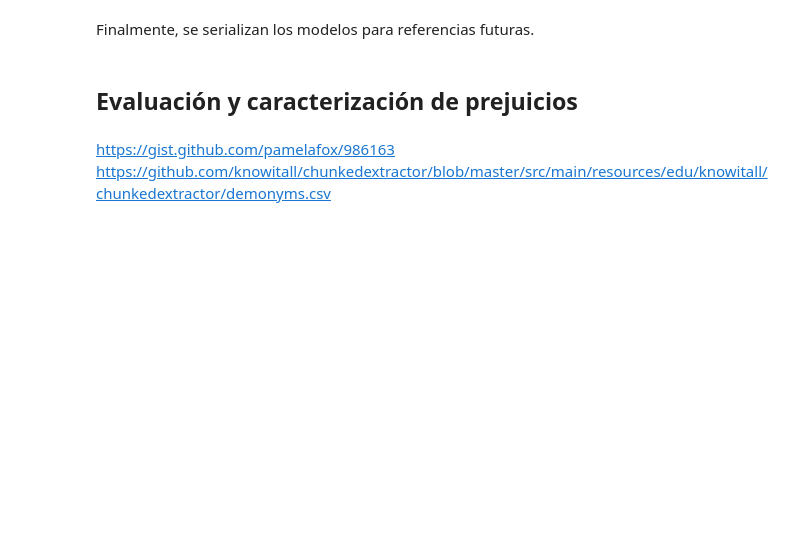
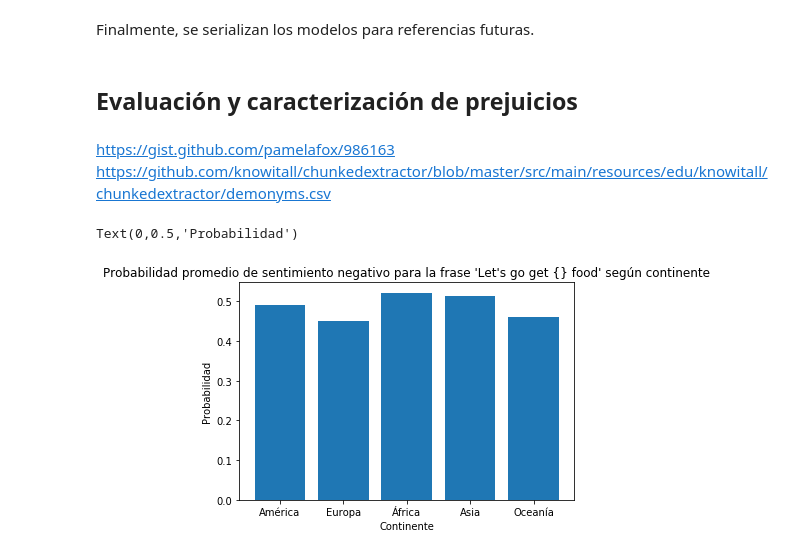
Before and after one commit to diflores/sentiment-analysis-assignment, a Jupyter notebook: Tarea 2.ipynb, the cells around one changed output. Saved outputs shown, nothing was run; the diff lists cells and outputs as text; code cells hidden in the pictures; blank space fills up the shorter version.

```diff
--- a/Tarea 2.ipynb
+++ b/Tarea 2.ipynb
@@ -493,12 +583,12 @@ vectorized_oceanian = list(map(prepare_sentence, oceanian_sentence))
 # %%
-american_predictions = pd.DataFrame(model_predict(test_svm, vectorized_american), columns=["negative_probability", "positive_probability"])
-european_predictions = pd.DataFrame(model_predict(test_svm, vectorized_european), columns=["negative_probability", "positive_probability"])
-african_predictions = pd.DataFrame(model_predict(test_svm, vectorized_african), columns=["negative_probability", "positive_probability"])
-asian_predictions = pd.DataFrame(model_predict(test_svm, vectorized_asian), columns=["negative_probability", "positive_probability"])
-oceanian_predictions = pd.DataFrame(model_predict(test_svm, vectorized_oceanian), columns=["negative_probability", "positive_probability"])
+american_food_predictions = pd.DataFrame(model_predict(test_svm, vectorized_food_american), columns=["negative_probability", "positive_probability"])
+european_food_predictions = pd.DataFrame(model_predict(test_svm, vectorized_food_european), columns=["negative_probability", "positive_probability"])
+african_food_predictions = pd.DataFrame(model_predict(test_svm, vectorized_food_african), columns=["negative_probability", "positive_probability"])
+asian_food_predictions = pd.DataFrame(model_predict(test_svm, vectorized_food_asian), columns=["negative_probability", "positive_probability"])
+oceanian_food_predictions = pd.DataFrame(model_predict(test_svm, vectorized_food_oceanian), columns=["negative_probability", "positive_probability"])
 # %%
-american_predictions_mean = american_predictions.mean().tolist()
-european_predictions_mean = european_predicions.mean().tolist()
-african_predictions_mean = african_predictions.mean().tolist()
-asian_predictions_mean = asian_predictions.mean().tolist()
-oceanian_predictions_mean = oceanian_predictions.mean().tolist()
+american_food_predictions_mean = american_food_predictions.mean().tolist()
+european_food_predictions_mean = european_food_predictions.mean().tolist()
+african_food_predictions_mean = african_food_predictions.mean().tolist()
+asian_food_predictions_mean = asian_food_predictions.mean().tolist()
+oceanian_food_predictions_mean = oceanian_food_predictions.mean().tolist()
@@ -513,3 +595,19 @@ continents_mean = {
+# %%
+continents_food_mean = {
+    "América": american_food_predictions_mean,
+    "Europa": european_food_predictions_mean,
+    "África": african_food_predictions_mean,
+    "Asia": asian_food_predictions_mean,
+    "Oceanía": oceanian_food_predictions_mean,
+}
 # %%
-negative_means = {k: v[0] for k, v in continents_mean.items()}
-positive_means = {k: v[1] for k, v in continents_mean.items()}
+negative_food_means = {k: v[0] for k, v in continents_food_mean.items()}
+positive_food_means = {k: v[1] for k, v in continents_food_mean.items()}
+# %%
+plt.bar(negative_food_means.keys(), negative_food_means.values())
+plt.title("Probabilidad promedio de sentimiento negativo para la frase 'Let's go get {} food' según continente")
+plt.xlabel("Continente")
+plt.ylabel("Probabilidad")
+# %% [output]
+Text(0,0.5,'Probabilidad')
+[figure, added]
```
Also changed, not shown: parts of 28 cells of this notebook.
